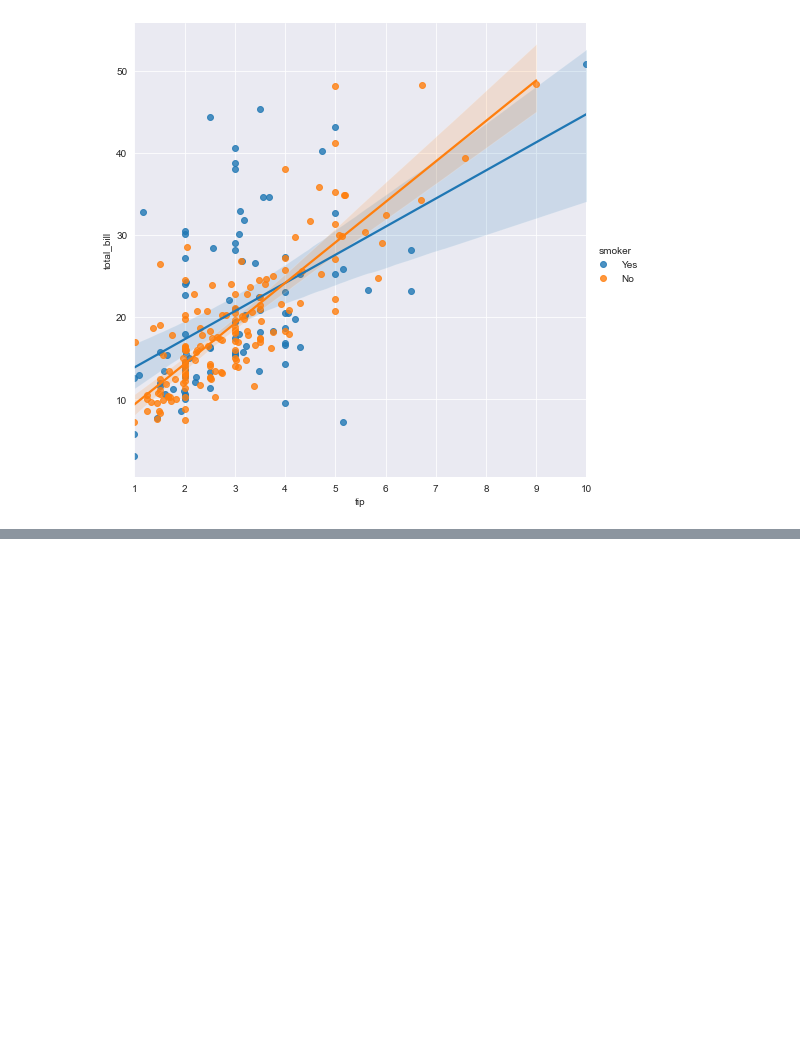
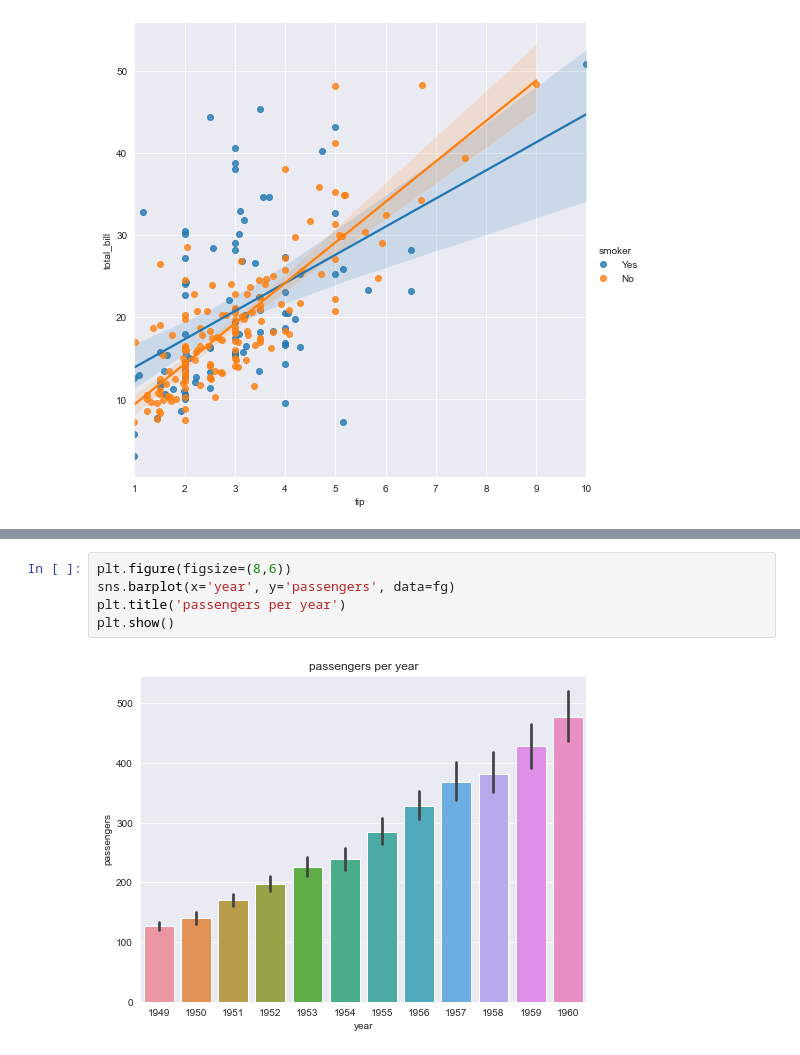
Before and after one commit to CPFrog/AI_innovation_Lecture, a Jupyter notebook: Study-note_201007.ipynb, the cells around one changed output, grey strips where cells are left out. Saved outputs shown, nothing was run; the diff lists cells and outputs as text; blank space fills up the shorter version.

```diff
--- a/Study-note_201007.ipynb
+++ b/Study-note_201007.ipynb
@@ -31,0 +105,7 @@ plt.show()
+# %%
+plt.figure(figsize=(8,6))
+sns.barplot(x='year', y='passengers', data=fg)
+plt.title('passengers per year')
+plt.show()
+# %% [output]
+[figure, added]
```
Also changed, not shown: parts of 9 cells of this notebook.
